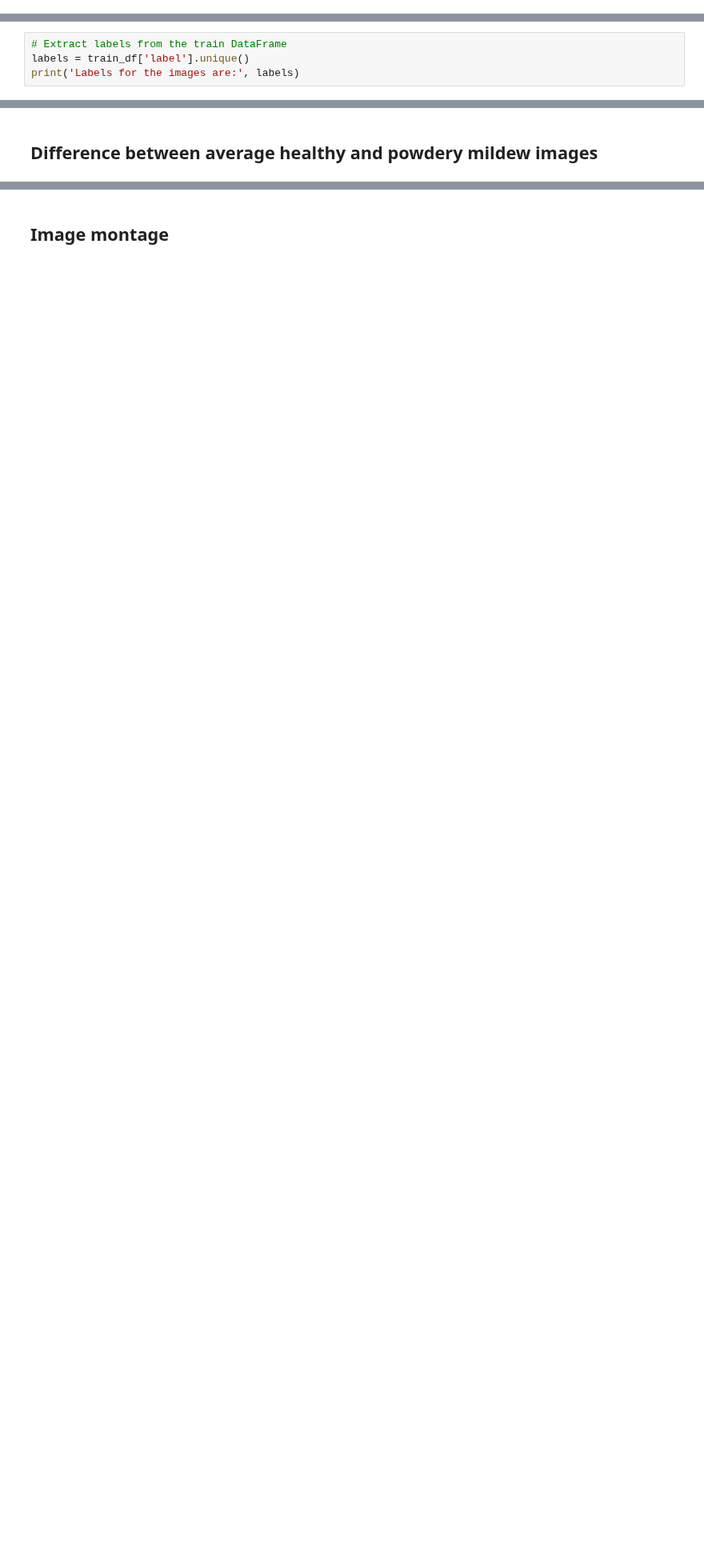
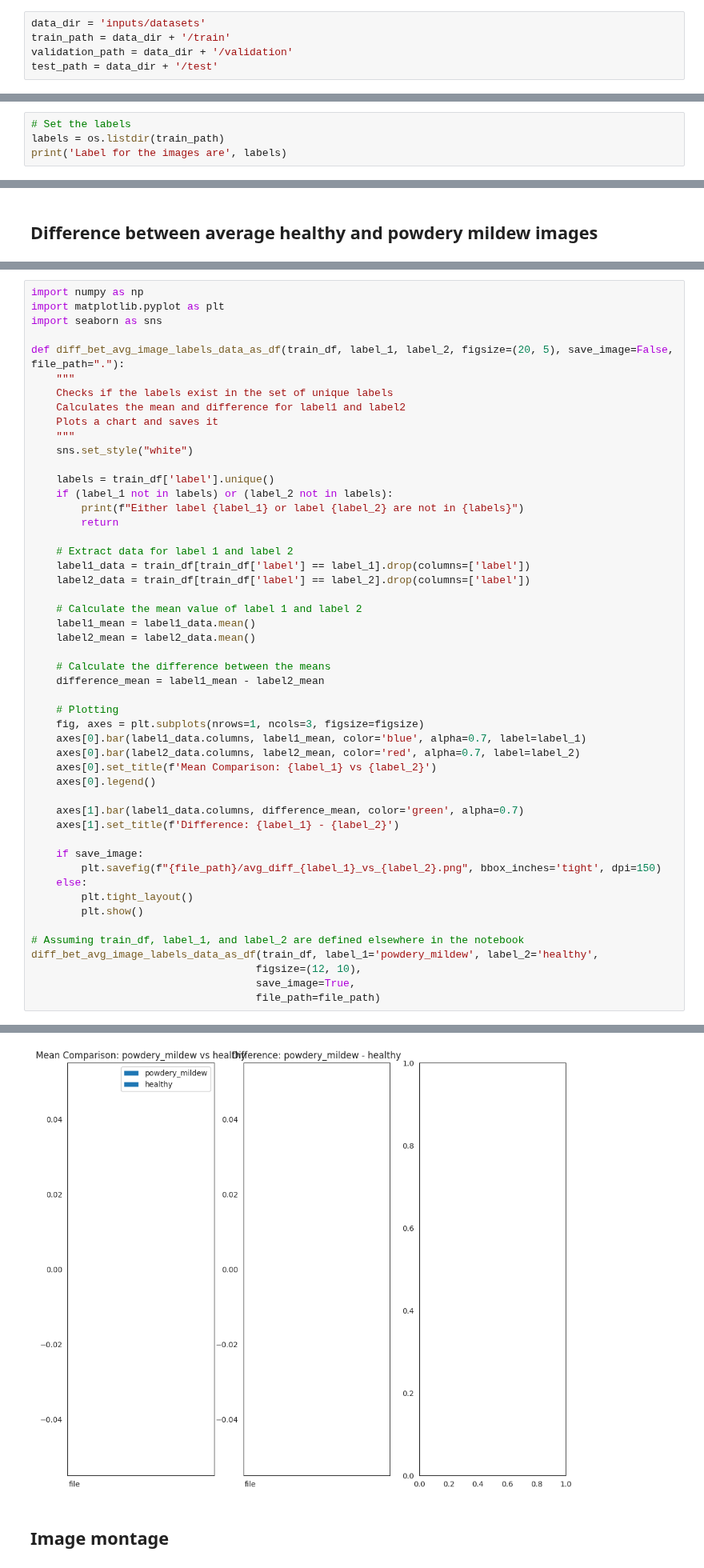
Before and after one commit to idamariasofie/mildew-detection, a Jupyter notebook: jupyter_notebooks/DataVisualization.ipynb, the cells around one changed output, grey strips where cells are left out. Shown at 80% size. Cells and saved outputs as stored; diff of their text form; blank space fills up the shorter version.

```diff
--- a/jupyter_notebooks/DataVisualization.ipynb
+++ b/jupyter_notebooks/DataVisualization.ipynb
@@ -85,6 +86,11 @@ Set train, validation and test paths using the dataframes
 train_path = train_df['file']
 validation_path = validation_df['file']
 test_path = test_df['file']
+# %%
+data_dir = 'inputs/datasets'
+train_path = data_dir + '/train'
+validation_path = data_dir + '/validation'
+test_path = data_dir + '/test'
 # %% [markdown]
 ## Set output directory
 # %%
@@ -115,7 +121,7 @@ New version v2 created successfully!
 # %% [markdown]
 ### Set label names
 # %%
-# Extract labels from the train DataFrame
-labels = train_df['label'].unique()
-print('Labels for the images are:', labels)
+# Set the labels
+labels = os.listdir(train_path)
+print('Label for the images are', labels)
 # %% [output]
@@ -313,0 +229,51 @@ difference_mean: min=-0.2177833616733551, max=0.07140064239501953, mean=-0.08035
+# %%
+import numpy as np
+import matplotlib.pyplot as plt
+import seaborn as sns
+
+def diff_bet_avg_image_labels_data_as_df(train_df, label_1, label_2, figsize=(20, 5), save_image=False, file_path="."):
+    """
+    Checks if the labels exist in the set of unique labels
+    Calculates the mean and difference for label1 and label2
+    Plots a chart and saves it
+    """
+    sns.set_style("white")
+
+    labels = train_df['label'].unique()
+    if (label_1 not in labels) or (label_2 not in labels):
+        print(f"Either label {label_1} or label {label_2} are not in {labels}")
+        return
+
+    # Extract data for label 1 and label 2
+    label1_data = train_df[train_df['label'] == label_1].drop(columns=['label'])
+    label2_data = train_df[train_df['label'] == label_2].drop(columns=['label'])
+
+    # Calculate the mean value of label 1 and label 2
+    label1_mean = label1_data.mean()
+    label2_mean = label2_data.mean()
+
+    # Calculate the difference between the means
+    difference_mean = label1_mean - label2_mean
+
+    # Plotting
+    fig, axes = plt.subplots(nrows=1, ncols=3, figsize=figsize)
+    axes[0].bar(label1_data.columns, label1_mean, color='blue', alpha=0.7, label=label_1)
+    axes[0].bar(label2_data.columns, label2_mean, color='red', alpha=0.7, label=label_2)
+    axes[0].set_title(f'Mean Comparison: {label_1} vs {label_2}')
+    axes[0].legend()
+
+    axes[1].bar(label1_data.columns, difference_mean, color='green', alpha=0.7)
+    axes[1].set_title(f'Difference: {label_1} - {label_2}')
+
+    if save_image:
+        plt.savefig(f"{file_path}/avg_diff_{label_1}_vs_{label_2}.png", bbox_inches='tight', dpi=150)
+    else:
+        plt.tight_layout()
+        plt.show()
+
+# Assuming train_df, label_1, and label_2 are defined elsewhere in the notebook
+diff_bet_avg_image_labels_data_as_df(train_df, label_1='powdery_mildew', label_2='healthy',
+                                    figsize=(12, 10),
+                                    save_image=True,
+                                    file_path=file_path)
+# %% [output]
@@ -314,3 +281,4 @@ difference_mean: min=-0.2177833616733551, max=0.07140064239501953, mean=-0.08035
+[figure, added]
 # %% [markdown]
 ## Image montage
 # %% [markdown]
```
Also changed, not shown: parts of 18 cells of this notebook, 2 other files.
